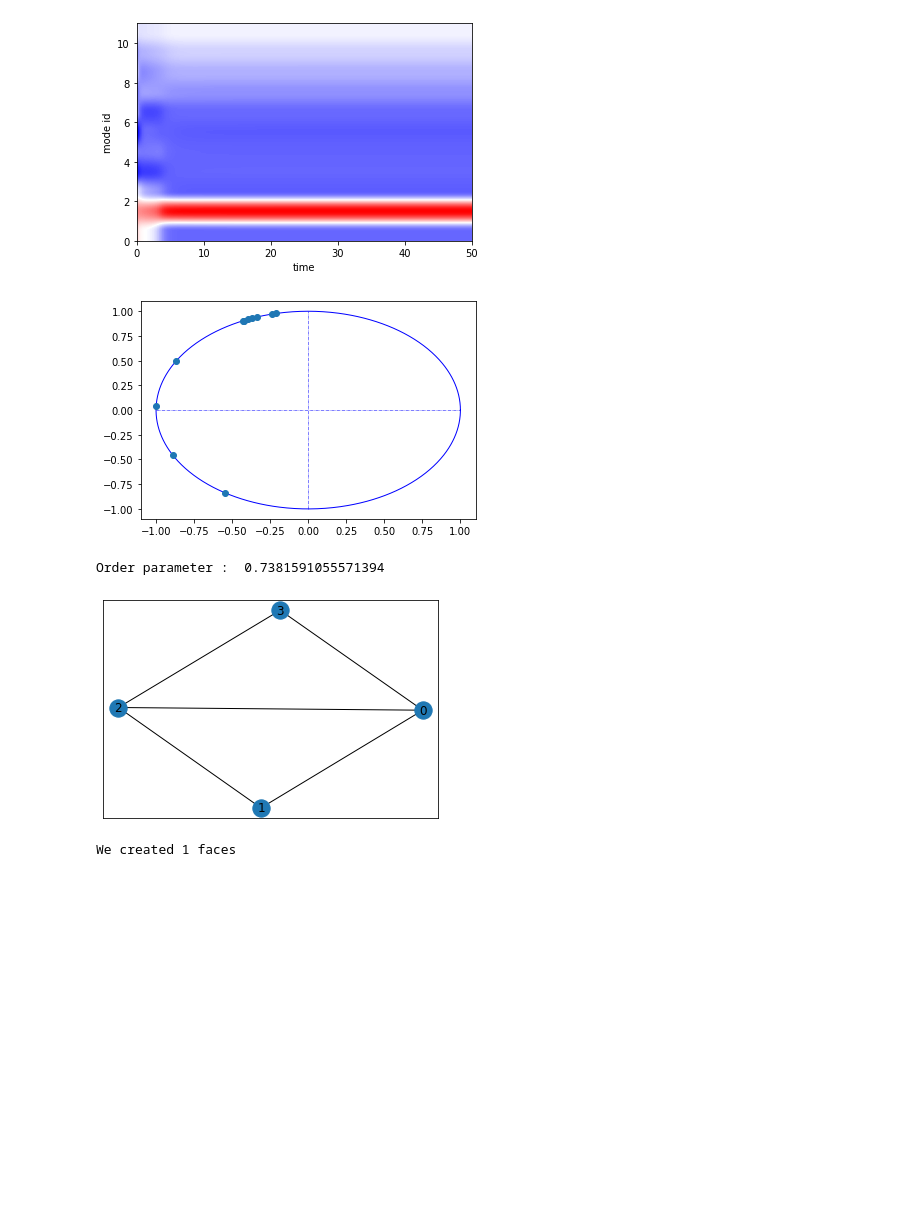
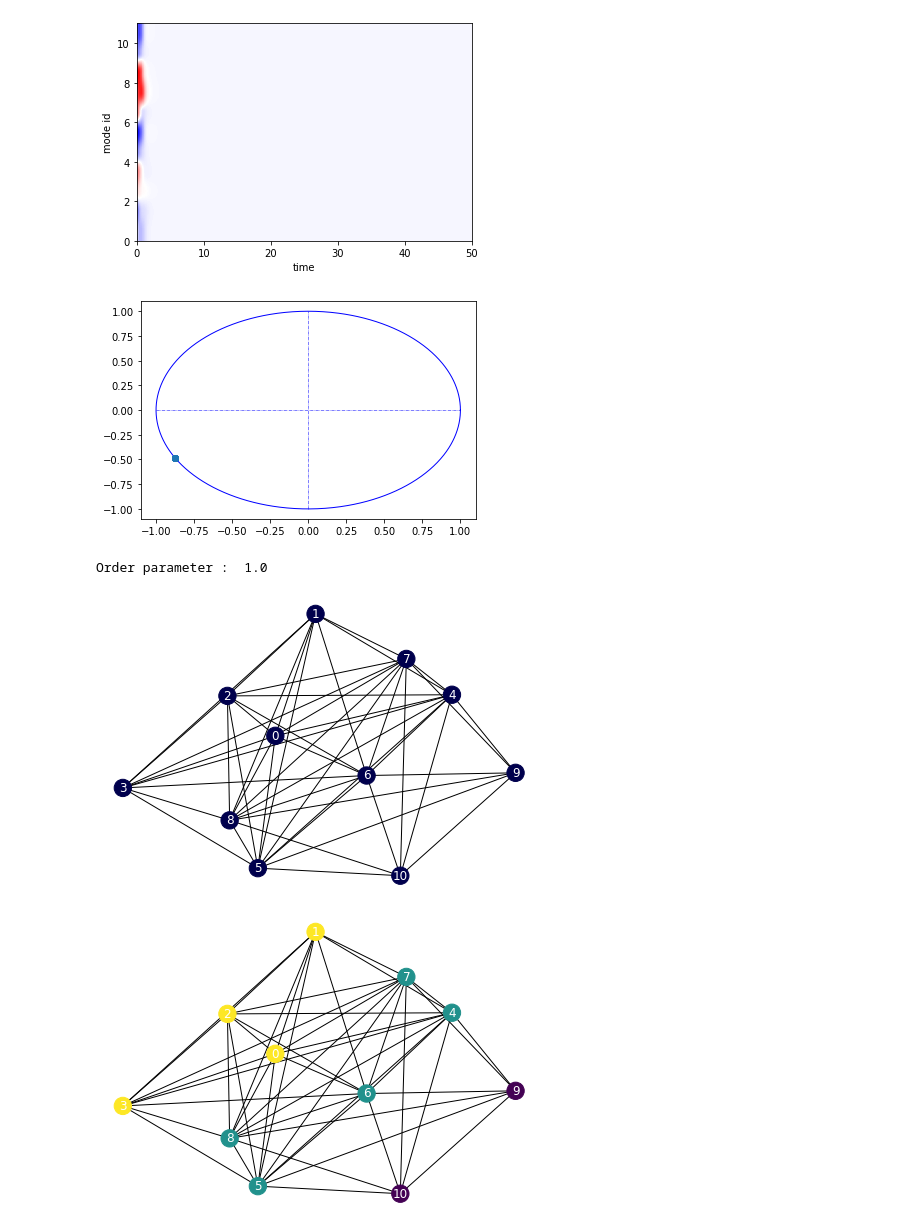
Before and after one commit to arnaudon/simplicial-kuramoto, a Jupyter notebook: notebooks/simple_example_node.ipynb, the cells around one changed output. Cells and saved outputs as stored; diff of their text form; code cells hidden in the pictures; blank space fills up the shorter version.

```diff
--- a/notebooks/simple_example_node.ipynb
+++ b/notebooks/simple_example_node.ipynb
@@ -33,8 +37,8 @@ n_snodes = n_nodes + n_edges + n_faces
 A_supra = sc.sparse.csr_matrix((n_snodes, n_snodes))
 
 # remove absolute
-B0 = sim_com_original.node_incidence_matrix
-B1 = sim_com_original.edge_incidence_matrix
+B0 = abs(sim_com_original.node_incidence_matrix)
+B1 = abs(sim_com_original.edge_incidence_matrix)
 
 # define adjacency matrices for each order simplex
 A_nodes = B0.T.dot(B0)
@@ -56,9 +60,32 @@ A_supra[n_nodes+n_edges:,n_nodes:n_nodes+n_edges+n_faces] = sc.sparse.hstack([B1
 
 # construct networkx graph
 g = nx.Graph(A_supra)
-nx.draw(g)
 
 # construct simplicial complex object to use the integrator functions without changing them
 sim_com = SimplicialComplex(graph=g,faces=[])
+
+for i in range(len(g)):
+    print(i)
+    if i < n_nodes:
+        g.nodes[i]['node_type'] = 'node'
+
+    if n_nodes <= i < n_nodes+n_edges:
+        g.nodes[i]['node_type'] = 'edge'
+
+    if  n_nodes+n_edges <= i :
+        g.nodes[i]['node_type'] = 'face'
+
+g.nodes(data=True)
+
+pos = nx.spring_layout(g)
+nx.draw_networkx_labels(g,pos=pos)
+
+val_map = {'node': 1.0,
+           'edge': 0.5,
+           'face': 0.0}
+
+values = [val_map[g.nodes[node]['node_type']] for node in g.nodes]
+nx.draw(g, pos=pos, cmap=plt.get_cmap('viridis'), node_color=values, with_labels=True, font_color='white')
+plt.show()
 # %% [output]
 We created 0 faces
@@ -66,29 +104,26 @@ We created 0 faces
 # %%
 #np.random.seed(10)
 initial_phase=2*np.pi*np.random.rand(n_nodes+n_edges+n_faces)
 t_max = 50
 n_t = 200
 
 result = integrate_node_kuramoto(sim_com, initial_phase, t_max, n_t, omega_0=None)
 plot_node_kuramoto(result)
 
+
 plt.show()
 plot_unit_circle(result.y)
 op=plot_order_parameter(result.y,True,False)
 print('Order parameter : ',op[-1])
+
+phases = (result.y[:,-1] + np.pi) % (2 * np.pi) - np.pi
+plt.figure()
+nx.draw(g, pos=pos, cmap=plt.get_cmap('seismic'), node_color=phases , vmin=0, vmax=2*np.pi, with_labels=True, font_color='white')
+plt.figure()
+nx.draw(g, pos=pos, cmap=plt.get_cmap('viridis'), node_color=values, with_labels=True, font_color='white')
 # %% [output]
-[figure, old version]
+[figure, new version]
-[figure, old version]
+[figure, new version]
-Order parameter :  0.7381591055571394
+Order parameter :  1.0
+[figure, added]
+[figure, added]
-# %%
-# construct basic cycle simplicial complex with one face
-
-G=nx.cycle_graph(4)
-G.add_edge(0,2)
-plt.figure()
-nx.draw_networkx(G)
-plt.show()
-Cfe=SimplicialComplex(graph=G,faces=[(0,1,2)]) # full empty triangles
-# %% [output]
-[figure, removed]
-We created 1 faces
```
Also changed, not shown: parts of 11 cells of this notebook.
